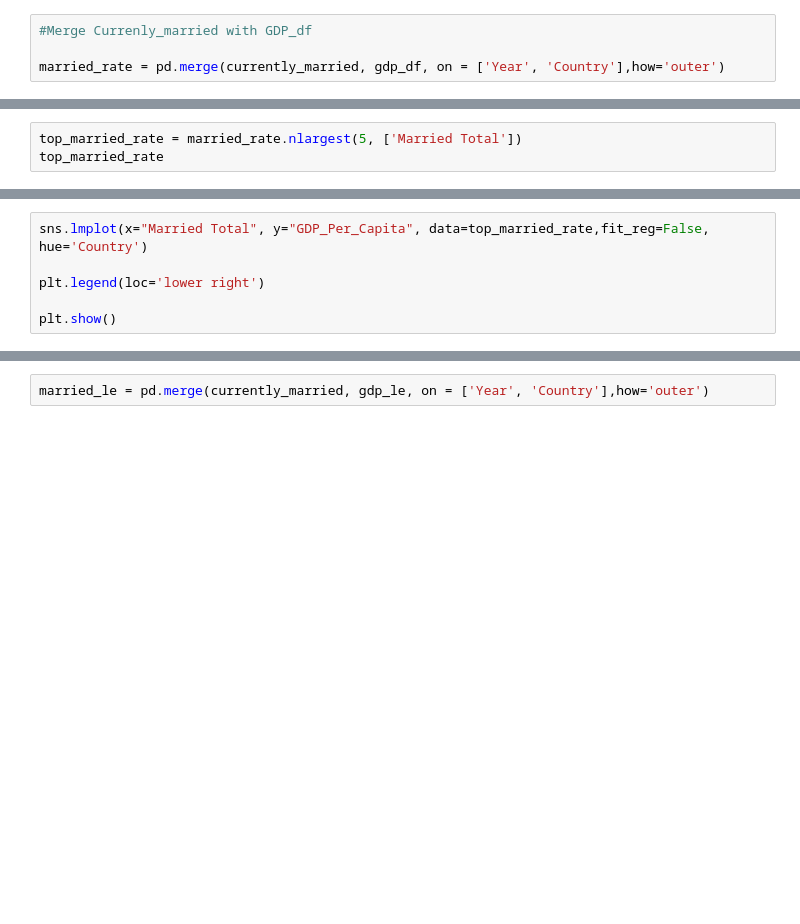
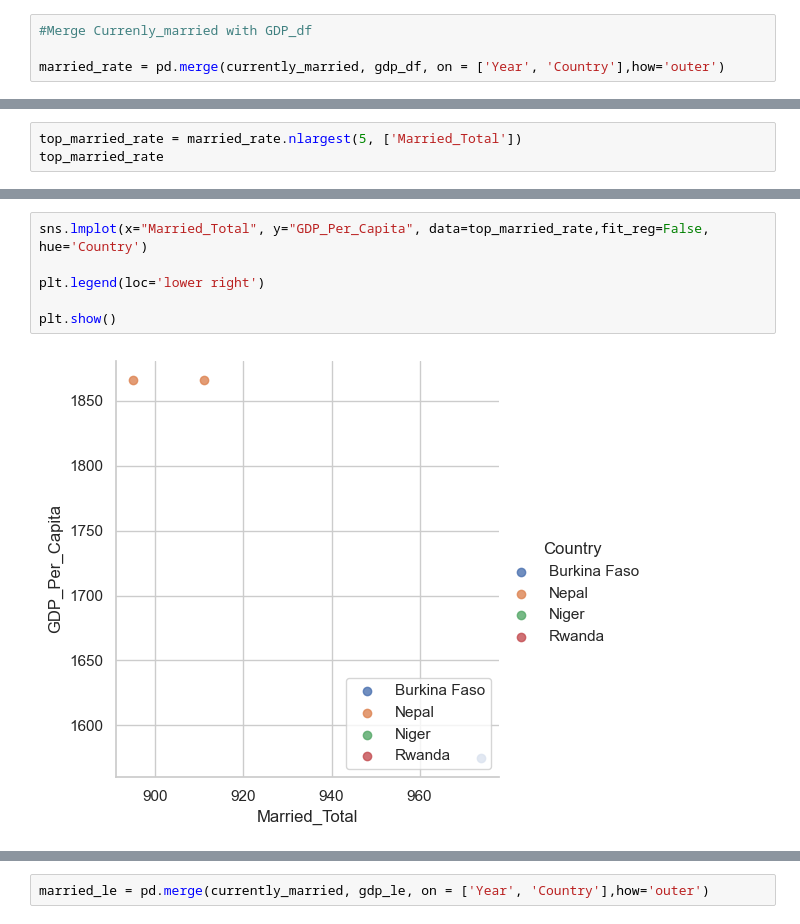
Before and after one commit to AlisonCG1/UN_practice_project, a Jupyter notebook: Notebooks/UN_DATA_EXPLORATION.ipynb, the cells around one changed output, grey strips where cells are left out. Saved outputs shown, nothing was run; the diff lists cells and outputs as text; blank space fills up the shorter version.

```diff
--- a/Notebooks/UN_DATA_EXPLORATION.ipynb
+++ b/Notebooks/UN_DATA_EXPLORATION.ipynb
@@ -717,3 +782,3 @@ married_rate
 # %%
-top_married_rate = married_rate.nlargest(5, ['Married Total'])
+top_married_rate = married_rate.nlargest(5, ['Married_Total'])
 top_married_rate
@@ -720,9 +792,11 @@ top_married_rate
 # %%
-sns.lmplot(x="Married Total", y="GDP_Per_Capita", data=top_married_rate,fit_reg=False, hue='Country')
+sns.lmplot(x="Married_Total", y="GDP_Per_Capita", data=top_married_rate,fit_reg=False, hue='Country')
 
 plt.legend(loc='lower right')
 
 plt.show()
+# %% [output]
+[figure, added]
 # %%
 married_rate_1991 = married_rate[married_rate['Year']== '1991']
 married_rate_1991
```
Also changed, not shown: parts of 17 cells of this notebook.
